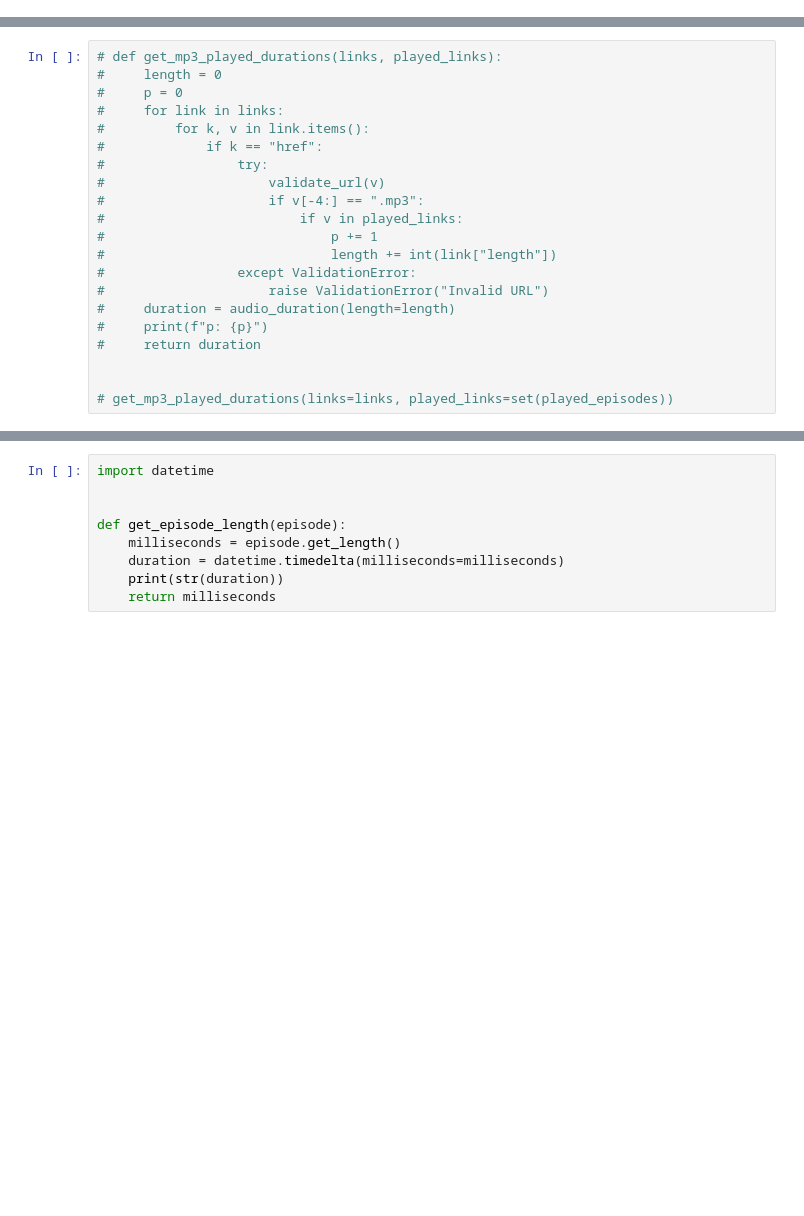
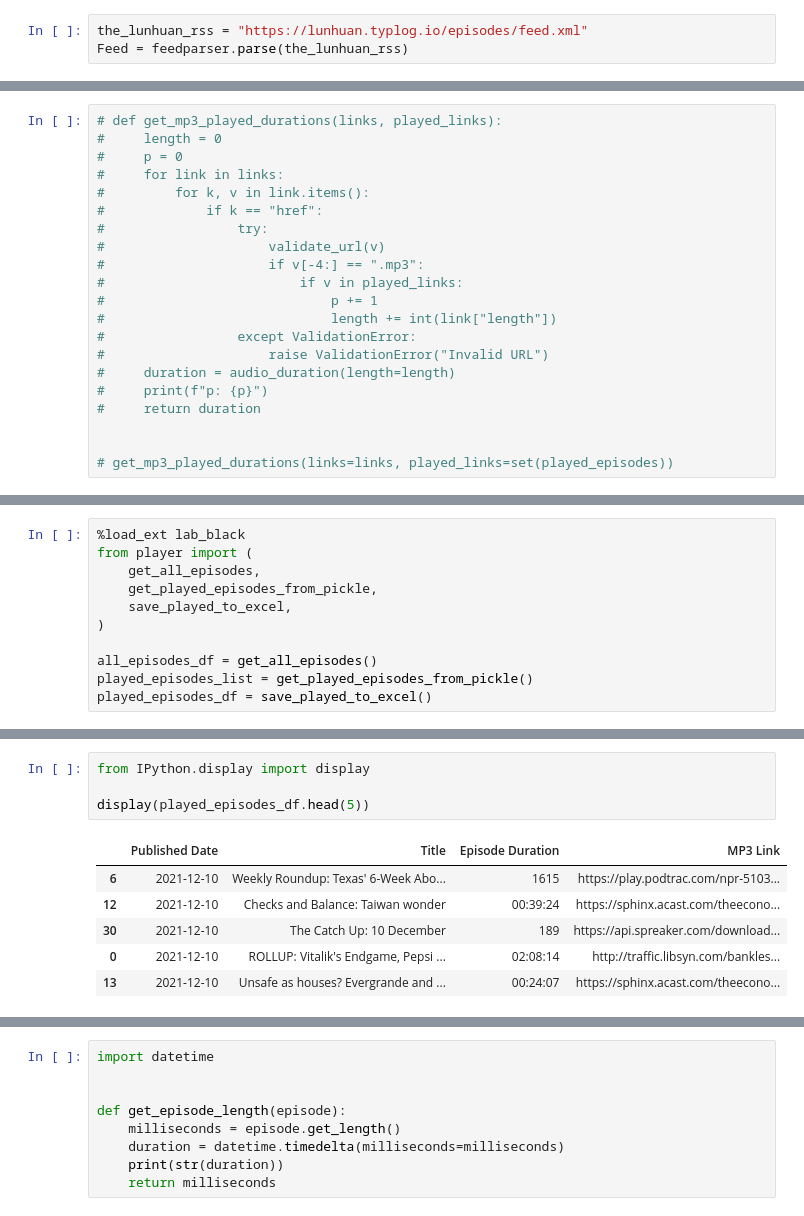
Before and after one commit to cryptodogofmax/podcast-web-player, a Jupyter notebook: podcast_player.ipynb, the cells around one changed output, grey strips where cells are left out. Drawn from its saved outputs; the diff is of its cells as text; blank space fills up the shorter version.

```diff
--- a/podcast_player.ipynb
+++ b/podcast_player.ipynb
@@ -26,6 +26,9 @@ Feed = feedparser.parse(the_failure_rss)
 # %%
 the_3_things_rss = "https://www.spreaker.com/show/5008053/episodes/feed"
 Feed = feedparser.parse(the_3_things_rss)
+# %%
+the_lunhuan_rss = "https://lunhuan.typlog.io/episodes/feed.xml"
+Feed = feedparser.parse(the_lunhuan_rss)
 # %%
 entry0 = Feed.entries[0]
 entry0
@@ -702,0 +442,11 @@ unplayed_episodes
+# %%
+%load_ext lab_black
+from player import (
+    get_all_episodes,
+    get_played_episodes_from_pickle,
+    save_played_to_excel,
+)
+
+all_episodes_df = get_all_episodes()
+played_episodes_list = get_played_episodes_from_pickle()
+played_episodes_df = save_played_to_excel()
@@ -702,0 +473,11 @@ unplayed_episodes
+# %%
+from IPython.display import display
+
+display(played_episodes_df.head(5))
+# %% [output]
+|  | Published Date | Title | Episode Duration | MP3 Link |
+| 6 | 2021-12-10 | Weekly Roundup: Texas' 6-Week Abo... | 1615 | https://play.podtrac.com/npr-5103... |
+| 12 | 2021-12-10 | Checks and Balance: Taiwan wonder | 00:39:24 | https://sphinx.acast.com/theecono... |
+| 30 | 2021-12-10 | The Catch Up: 10 December | 189 | https://api.spreaker.com/download... |
+| 0 | 2021-12-10 | ROLLUP: Vitalik's Endgame, Pepsi ... | 02:08:14 | http://traffic.libsyn.com/bankles... |
+| 13 | 2021-12-10 | Unsafe as houses? Evergrande and ... | 00:24:07 | https://sphinx.acast.com/theecono... |
```
Also changed, not shown: parts of 40 cells of this notebook, 7 other files.
